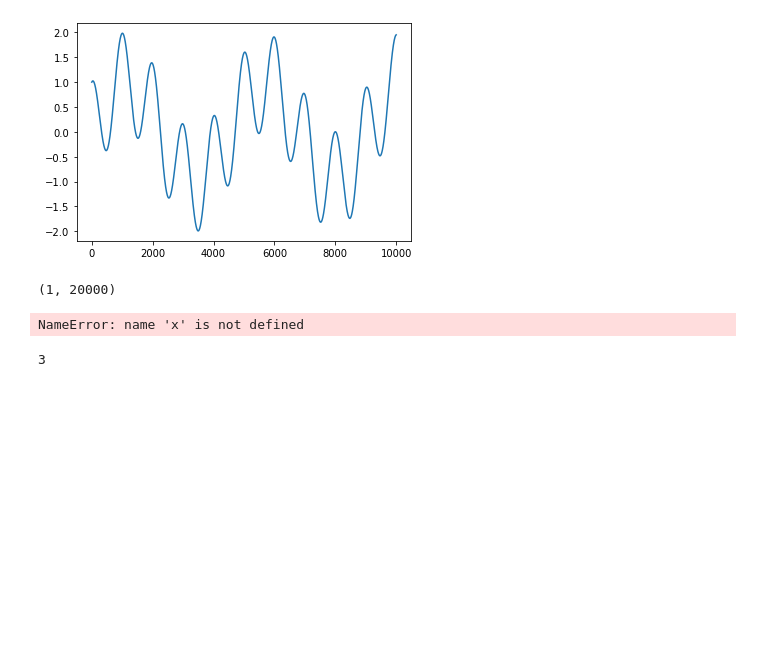
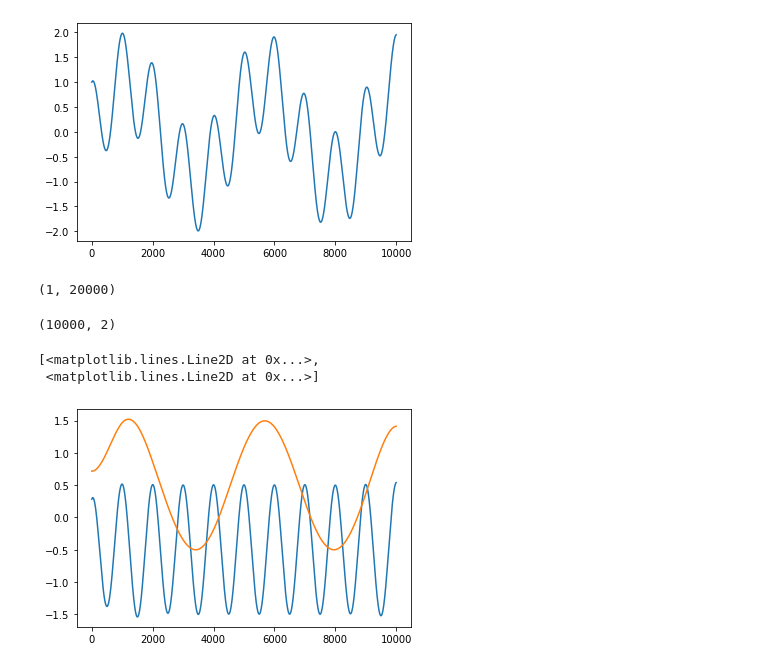
Before and after one commit to GPAD-UFBA/tempo_estimation_emd, a Jupyter notebook: src/features/exploratory.ipynb, the cells around one changed output. Saved outputs shown, nothing was run; the diff lists cells and outputs as text; code cells hidden in the pictures; blank space fills up the shorter version.

Commit message:
upemd

```diff
--- a/src/features/exploratory.ipynb
+++ b/src/features/exploratory.ipynb
@@ -19,13 +19,18 @@ plt.plot(x)
 [<matplotlib.lines.Line2D at 0x...>]
 [figure]
 # %%
-upemd = UPEMD()
+upemd = UPEMD(num_imf=2)
 # %%
 imfs = upemd.upemd(x)
 # %% [output]
 (1, 20000)
-NameError: name 'x' is not defined
-# %%
-len(np.array([1,2,3]))
-# %% [output]
-3
+# %%
+imfs.shape
+# %% [output]
+(10000, 2)
+# %%
+plt.plot(imfs)
+# %% [output]
+[<matplotlib.lines.Line2D at 0x...>,
+ <matplotlib.lines.Line2D at 0x...>]
+[figure, added]
```
Also changed, not shown: 1 other file.
